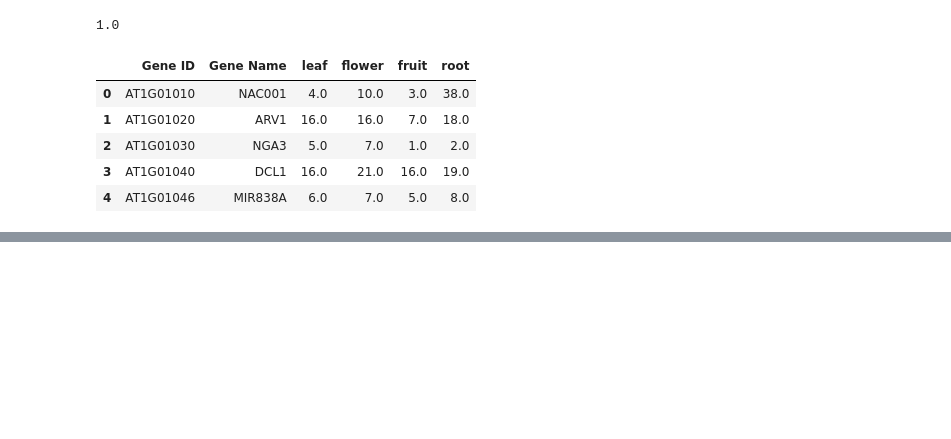
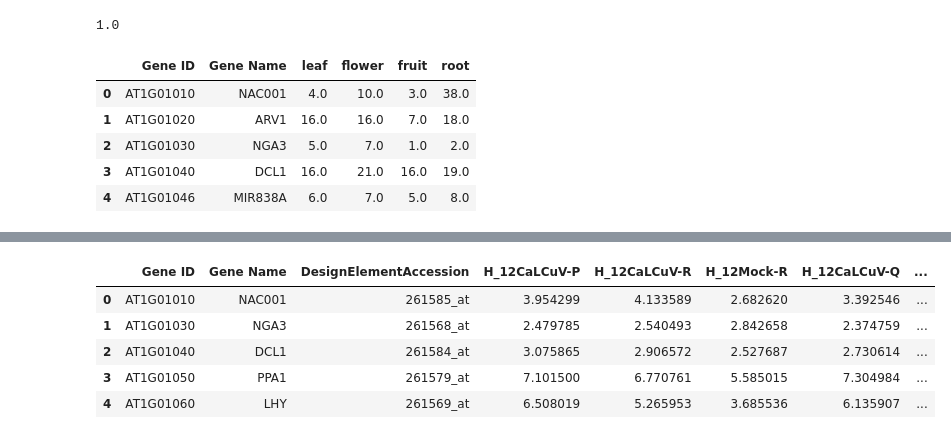
Before and after one commit to k821209/biobigdata, a Jupyter notebook: 5. ML_application.ipynb, the cells around one changed output, grey strips where cells are left out. Saved outputs shown, nothing was run; the diff lists cells and outputs as text; code cells hidden in the pictures; blank space fills up the shorter version.

```diff
--- a/5. ML_application.ipynb
+++ b/5. ML_application.ipynb
@@ -246,0 +304,11 @@ df_tissues.head()
+# %%
+df_virus = pd.read_csv('/home/k821209/common/normalized-expressions',sep='\t')
+# %%
+df_virus.head()
+# %% [output]
+|  | Gene ID | Gene Name | DesignElementAccession | H_12CaLCuV-P | H_12CaLCuV-R | H_12Mock-R | H_12CaLCuV-Q | ... |
+| 0 | AT1G01010 | NAC001 | 261585_at | 3.954299 | 4.133589 | 2.682620 | 3.392546 | ... |
+| 1 | AT1G01030 | NGA3 | 261568_at | 2.479785 | 2.540493 | 2.842658 | 2.374759 | ... |
+| 2 | AT1G01040 | DCL1 | 261584_at | 3.075865 | 2.906572 | 2.527687 | 2.730614 | ... |
+| 3 | AT1G01050 | PPA1 | 261579_at | 7.101500 | 6.770761 | 5.585015 | 7.304984 | ... |
+| 4 | AT1G01060 | LHY | 261569_at | 6.508019 | 5.265953 | 3.685536 | 6.135907 | ... |
```
Also changed, not shown: parts of 13 cells of this notebook.
